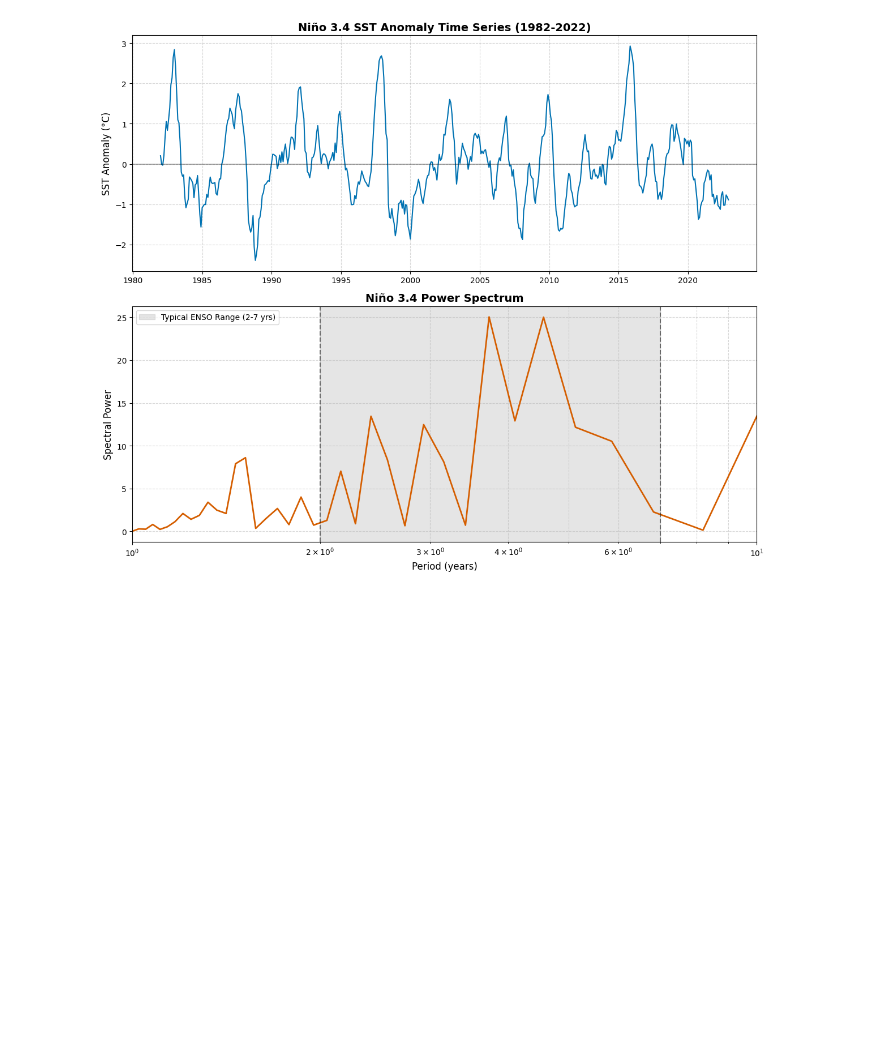
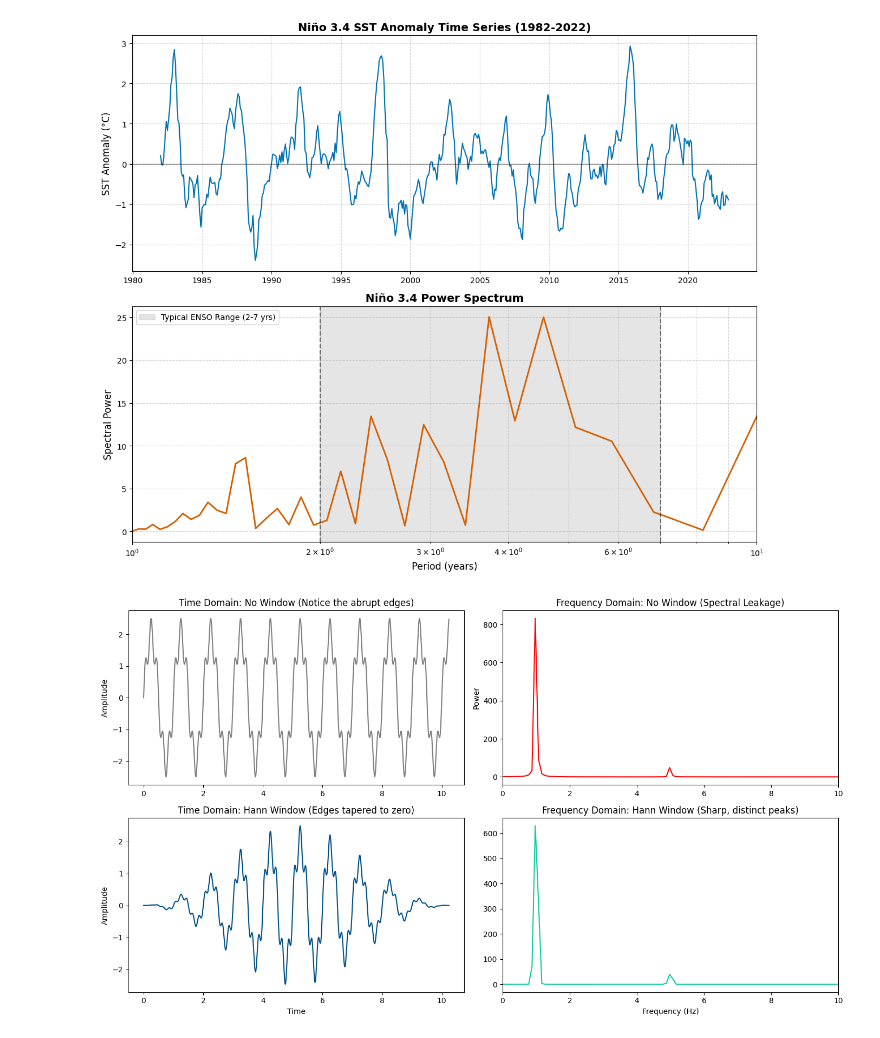
Before and after one commit to milicak/Data_Analysis_Course, a Jupyter notebook: 06_Fast_Fourier_Transform_FFT.ipynb, the cells around one changed output. Saved outputs shown, nothing was run; the diff lists cells and outputs as text; code cells hidden in the pictures; blank space fills up the shorter version.

```diff
--- a/06_Fast_Fourier_Transform_FFT.ipynb
+++ b/06_Fast_Fourier_Transform_FFT.ipynb
@@ -676,3 +683,67 @@ plt.tight_layout()
 plt.show()
 # %% [output]
 [figure]
+# %%
+import numpy as np
+import matplotlib.pyplot as plt
+from scipy.signal.windows import hann
+
+# 1. Create a synthetic time-series signal
+fs = 100  # Sampling frequency (e.g., 100 samples per year)
+t = np.arange(0, 10.25, 1/fs)  # 10.25 years of data (intentionally ends mid-cycle)
+
+# Signal: A strong slow cycle (e.g., 1 Hz) + a weaker fast cycle (e.g., 5 Hz)
+freq1, freq2 = 1.0, 5.0
+signal = 2.0 * np.sin(2 * np.pi * freq1 * t) + 0.5 * np.sin(2 * np.pi * freq2 * t)
+
+# 2. Apply Window Functions
+window_rect = np.ones(len(signal))      # Rectangular (No window)
+window_hann = hann(len(signal))         # Hann window
+
+# Multiply the raw signal by the windows
+signal_rect = signal * window_rect
+signal_hann = signal * window_hann
+
+# 3. Compute the FFT
+N = len(signal)
+freqs = np.fft.fftfreq(N, 1/fs)[:N//2]  # Get positive frequencies
+
+# FFT for Rectangular (No Window)
+fft_rect = np.fft.fft(signal_rect)
+power_rect = np.abs(fft_rect[:N//2])**2 / N
+
+# FFT for Hann Window
+# Note: Windows reduce overall signal energy, so we often scale it back up
+fft_hann = np.fft.fft(signal_hann)
+power_hann = np.abs(fft_hann[:N//2])**2 / N
+power_hann = power_hann * (np.mean(window_rect**2) / np.mean(window_hann**2)) # Energy correction
+
+# 4. Plot the results
+fig, ax = plt.subplots(2, 2, figsize=(14, 8))
+
+# Time Domain: Rectangular
+ax[0, 0].plot(t, signal_rect, color='gray')
+ax[0, 0].set_title("Time Domain: No Window (Notice the abrupt edges)")
+ax[0, 0].set_ylabel("Amplitude")
+
+# Frequency Domain: Rectangular
+ax[0, 1].plot(freqs, power_rect, color='red')
+ax[0, 1].set_title("Frequency Domain: No Window (Spectral Leakage)")
+ax[0, 1].set_xlim(0, 10)
+ax[0, 1].set_ylabel("Power")
+
+# Time Domain: Hann Window
+ax[1, 0].plot(t, signal_hann, color='#005088')
+ax[1, 0].set_title("Time Domain: Hann Window (Edges tapered to zero)")
+ax[1, 0].set_ylabel("Amplitude")
+ax[1, 0].set_xlabel("Time")
+
+# Frequency Domain: Hann Window
+ax[1, 1].plot(freqs, power_hann, color='#11caa0')
+ax[1, 1].set_title("Frequency Domain: Hann Window (Sharp, distinct peaks)")
+ax[1, 1].set_xlim(0, 10)
+ax[1, 1].set_xlabel("Frequency (Hz)")
+
+plt.tight_layout()
+# %% [output]
+[figure, added]
```
Also changed, not shown: parts of 3 cells of this notebook.
